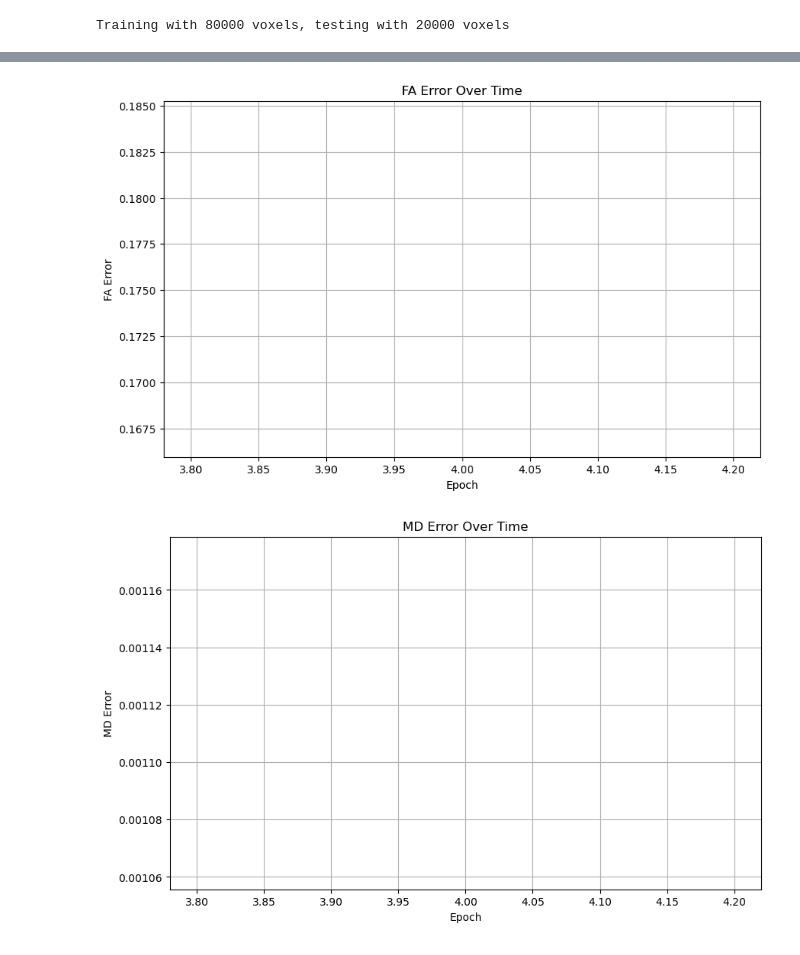
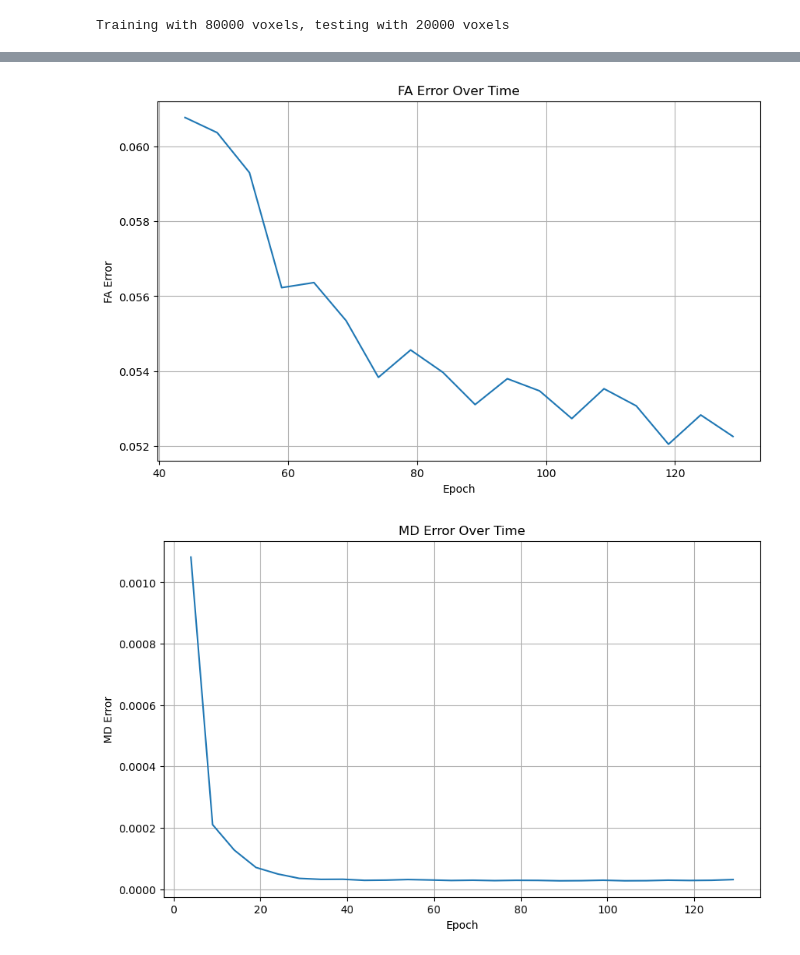
Before and after one commit to ib565/DTI-Tensor-GNN, a Jupyter notebook: gnn_tensor_est_V5.ipynb, the cells around one changed output, grey strips where cells are left out. Drawn from its saved outputs; the diff is of its cells as text; code cells hidden in the pictures.

Commit message:
ignore previous commit. new plots and 130 epochs training

```diff
--- a/gnn_tensor_est_V5.ipynb
+++ b/gnn_tensor_est_V5.ipynb
@@ -541,6 +541,7 @@ direction_structures = {}
 for set_idx, direction_set in enumerate(direction_sets):
     direction_structures[set_idx] = precompute_direction_structures(direction_set)
 batch_size = 32
+learning_rate = 0.0005
 # %%
 # Convert direction structures once
 direction_structures_gpu = {}
@@ -554,9 +555,9 @@ for idx, struct in direction_structures.items():
 # %%
 # Training
 model = DiffusionGNN(hidden_dim=128).to(device)
-optimizer = optim.Adam(model.parameters(), lr=0.0005)
+optimizer = optim.Adam(model.parameters(), lr=learning_rate)
 
-epochs = 5
+epochs = 130
 losses = []
 all_metrics = []
 print("Starting training...")
@@ -658,21 +669,31 @@ plt.show()
 # %%
 # Plot FA error
 plt.figure(figsize=(10, 6))
-plt.plot([m['epoch'] for m in all_metrics], [m['fa_error'] for m in all_metrics])
+plt.plot([m['epoch'] for m in all_metrics if m['epoch'] >= 40],
+         [m['fa_error'] for m in all_metrics if m['epoch'] >= 40])
 plt.xlabel('Epoch')
 plt.ylabel('FA Error')
 plt.title('FA Error Over Time')
 plt.grid(True)
 plt.show()
 
 # Plot MD error
 plt.figure(figsize=(10, 6))
 plt.plot([m['epoch'] for m in all_metrics], [m['md_error'] for m in all_metrics])
 plt.xlabel('Epoch')
 plt.ylabel('MD Error')
 plt.title('MD Error Over Time')
 plt.grid(True)
 plt.show()
+
+# Ang error
+plt.figure(figsize=(10, 6))
+plt.plot([m['epoch'] for m in all_metrics if m['epoch'] >= 30], [m['angular_error'] for m in all_metrics if m['epoch'] >= 30])
+plt.xlabel('Epoch')
+plt.ylabel('Angular Error in degrees')
+plt.title('Angular Error Over Time')
+plt.grid(True)
+plt.show()
 # %% [output]
-[figure, old version]
+[figure, new version]
-[figure, old version]
+[figure, new version]
```
Also changed, not shown: parts of 7 cells of this notebook.
